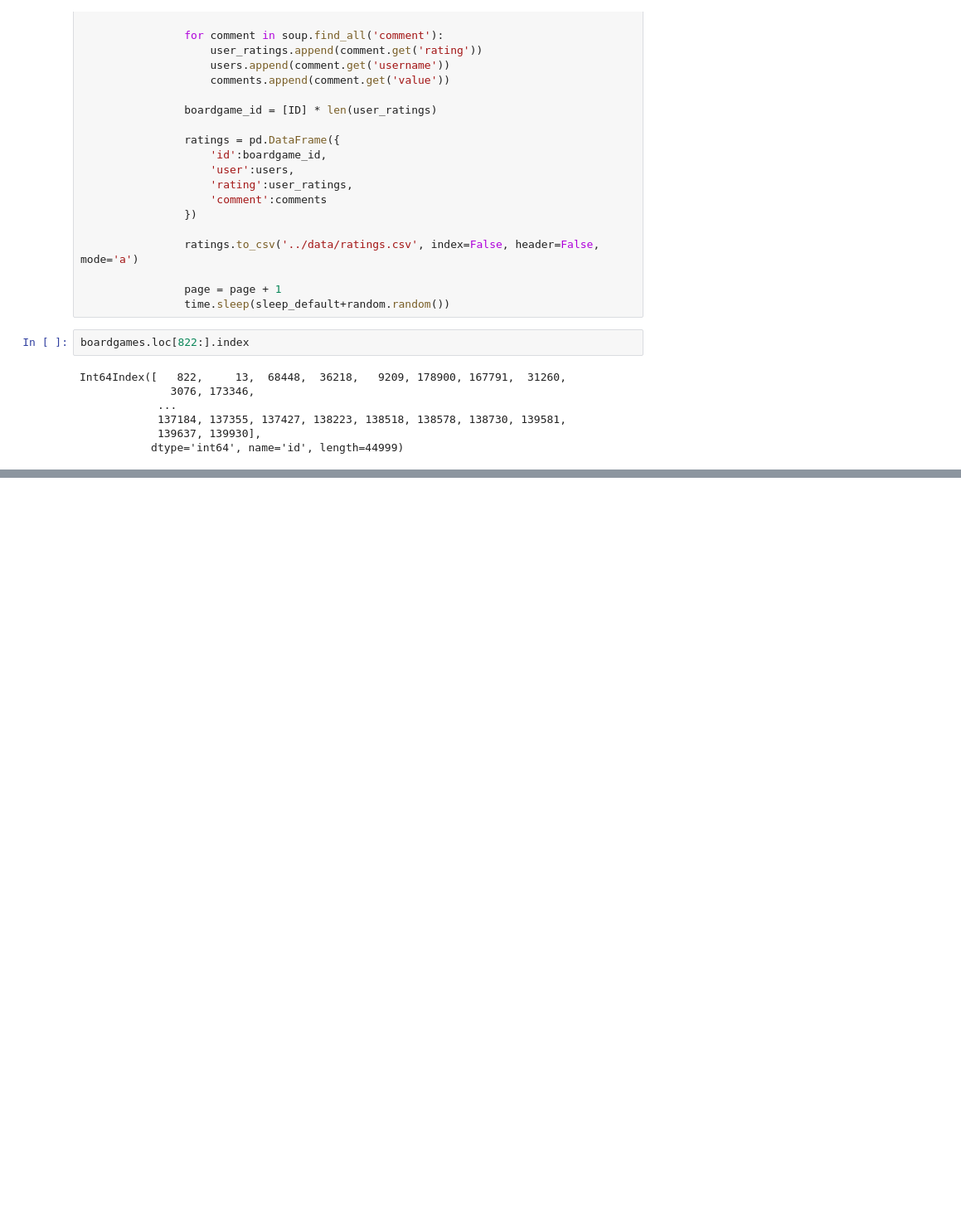
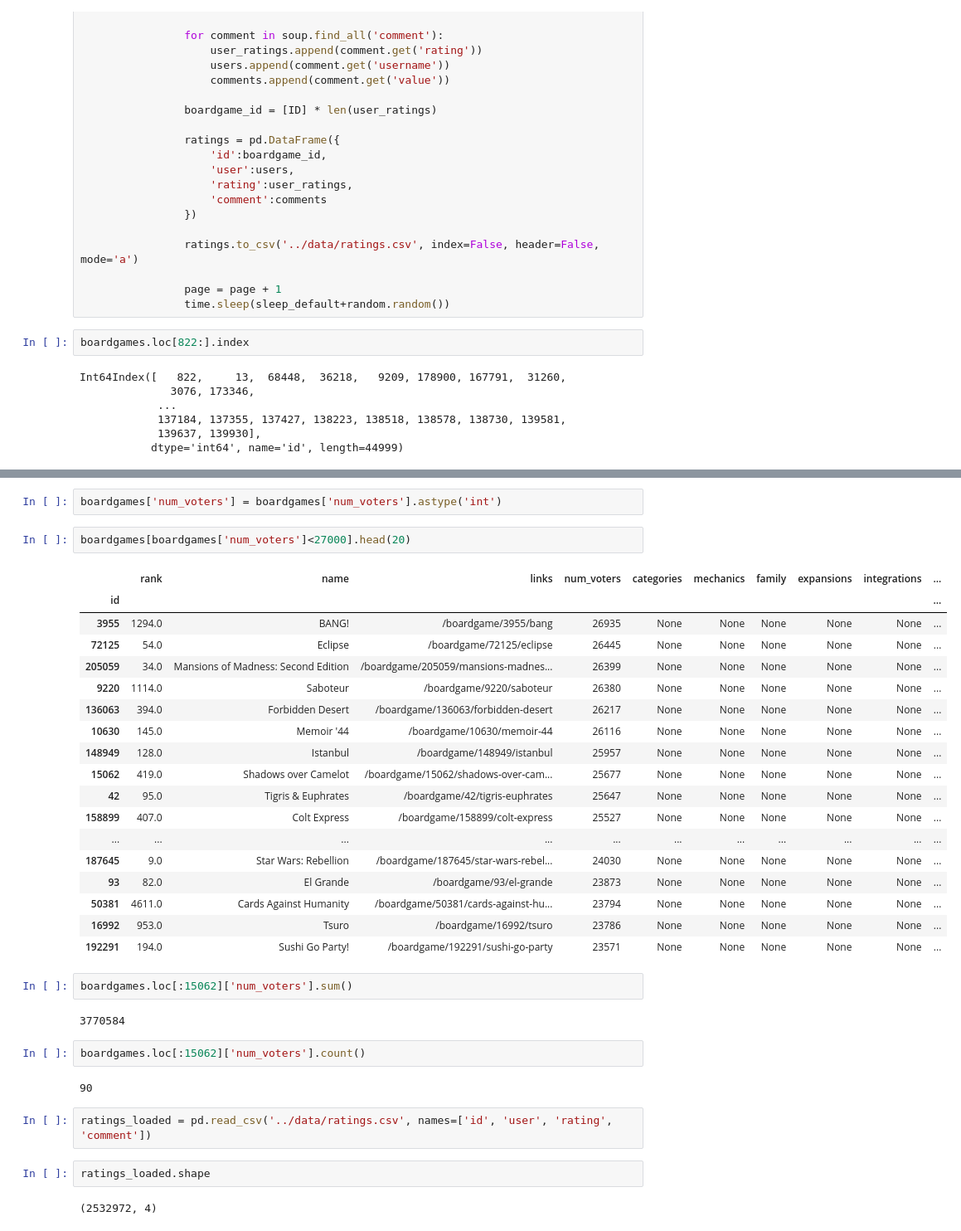
Before and after one commit to bripui/board_game_recommender, a Jupyter notebook: notebooks/API_scraper.ipynb, the cells around one changed output, grey strips where cells are left out. Shown at 83% size. Saved outputs shown, nothing was run; the diff lists cells and outputs as text; blank space fills up the shorter version.

```diff
--- a/notebooks/API_scraper.ipynb
+++ b/notebooks/API_scraper.ipynb
@@ -254,0 +270,37 @@ Int64Index([   822,     13,  68448,  36218,   9209, 178900, 167791,  31260,
+# %%
+boardgames['num_voters'] = boardgames['num_voters'].astype('int')
+# %%
+boardgames[boardgames['num_voters']<27000].head(20)
+# %% [output]
+|  | rank | name | links | num_voters | categories | mechanics | family | expansions | integrations | ... |
+| id |  |  |  |  |  |  |  |  |  | ... |
+| 3955 | 1294.0 | BANG! | /boardgame/3955/bang | 26935 | None | None | None | None | None | ... |
+| 72125 | 54.0 | Eclipse | /boardgame/72125/eclipse | 26445 | None | None | None | None | None | ... |
+| 205059 | 34.0 | Mansions of Madness: Second Edition | /boardgame/205059/mansions-madnes... | 26399 | None | None | None | None | None | ... |
+| 9220 | 1114.0 | Saboteur | /boardgame/9220/saboteur | 26380 | None | None | None | None | None | ... |
+| 136063 | 394.0 | Forbidden Desert | /boardgame/136063/forbidden-desert | 26217 | None | None | None | None | None | ... |
+| 10630 | 145.0 | Memoir '44 | /boardgame/10630/memoir-44 | 26116 | None | None | None | None | None | ... |
+| 148949 | 128.0 | Istanbul | /boardgame/148949/istanbul | 25957 | None | None | None | None | None | ... |
+| 15062 | 419.0 | Shadows over Camelot | /boardgame/15062/shadows-over-cam... | 25677 | None | None | None | None | None | ... |
+| 42 | 95.0 | Tigris & Euphrates | /boardgame/42/tigris-euphrates | 25647 | None | None | None | None | None | ... |
+| 158899 | 407.0 | Colt Express | /boardgame/158899/colt-express | 25527 | None | None | None | None | None | ... |
+| ... | ... | ... | ... | ... | ... | ... | ... | ... | ... | ... |
+| 187645 | 9.0 | Star Wars: Rebellion | /boardgame/187645/star-wars-rebel... | 24030 | None | None | None | None | None | ... |
+| 93 | 82.0 | El Grande | /boardgame/93/el-grande | 23873 | None | None | None | None | None | ... |
+| 50381 | 4611.0 | Cards Against Humanity | /boardgame/50381/cards-against-hu... | 23794 | None | None | None | None | None | ... |
+| 16992 | 953.0 | Tsuro | /boardgame/16992/tsuro | 23786 | None | None | None | None | None | ... |
+| 192291 | 194.0 | Sushi Go Party! | /boardgame/192291/sushi-go-party | 23571 | None | None | None | None | None | ... |
+# %%
+boardgames.loc[:15062]['num_voters'].sum()
+# %% [output]
+3770584
+# %%
+boardgames.loc[:15062]['num_voters'].count()
+# %% [output]
+90
+# %%
+ratings_loaded = pd.read_csv('../data/ratings.csv', names=['id', 'user', 'rating', 'comment'])
+# %%
+ratings_loaded.shape
+# %% [output]
+(2532972, 4)
```
Also changed, not shown: parts of 4 cells of this notebook, 1 other file.
